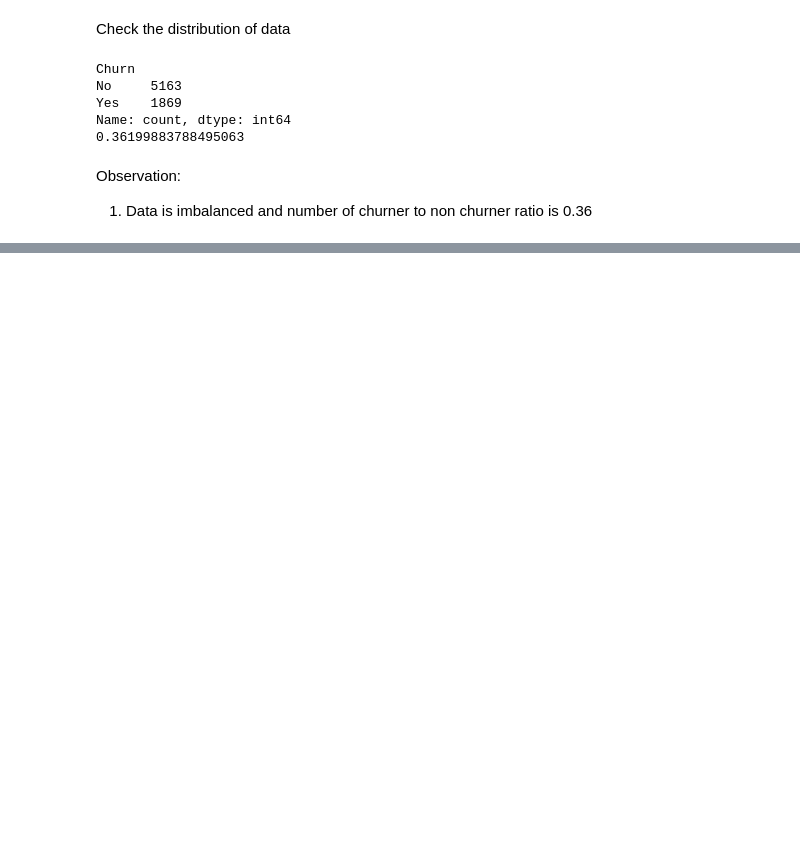
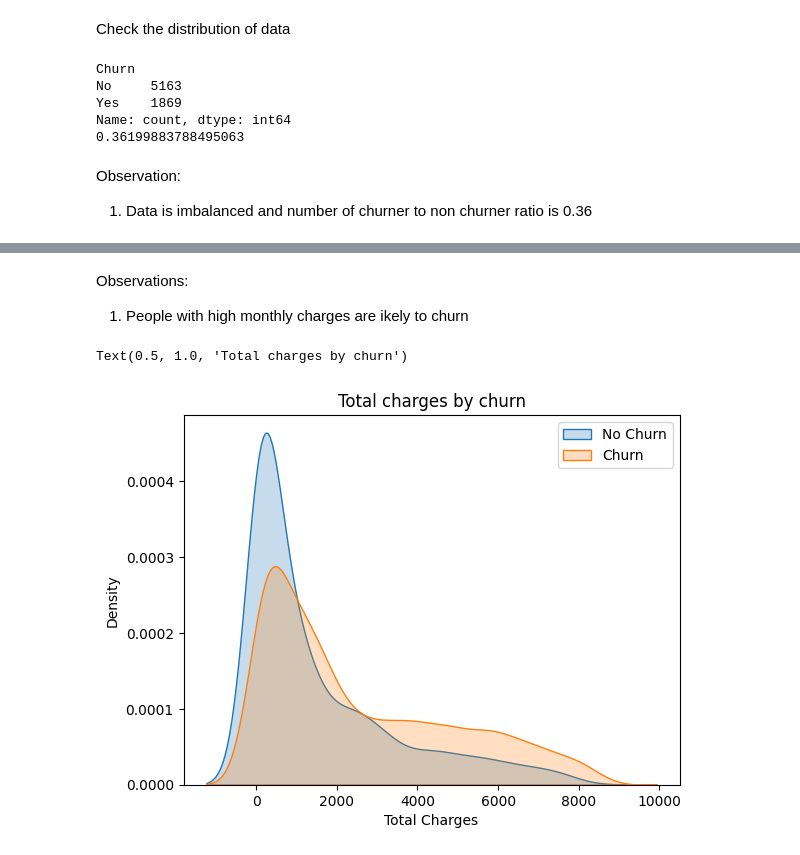
Before and after one commit to snehuvarbhe/Telecom_retention, a Jupyter notebook: EDA.ipynb, the cells around one changed output, grey strips where cells are left out. Drawn from its saved outputs; the diff is of its cells as text; code cells hidden in the pictures; blank space fills up the shorter version.

```diff
--- a/EDA.ipynb
+++ b/EDA.ipynb
@@ -135,0 +254,13 @@ Observation:
+# %% [markdown]
+Observations:
+1. People with high monthly charges are ikely to churn
+# %%
+sns.kdeplot(new_df.TotalCharges[new_df['Churn']=='Yes'],shade=True)
+sns.kdeplot(new_df.TotalCharges[new_df['Churn']=='No'],shade=True)
+plt.legend(["No Churn","Churn"],loc='upper right')
+plt.ylabel('Density')
+plt.xlabel('Total Charges')
+plt.title('Total charges by churn')
+# %% [output]
+Text(0.5, 1.0, 'Total charges by churn')
+[figure, added]
```
Also changed, not shown: parts of 50 cells of this notebook.
